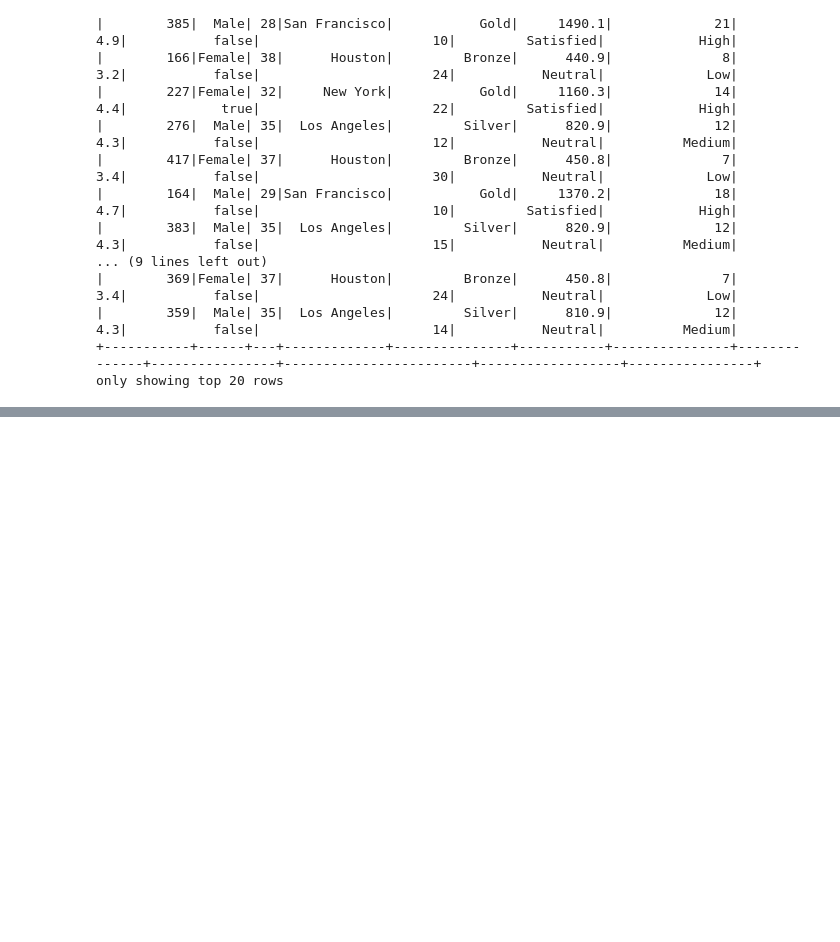
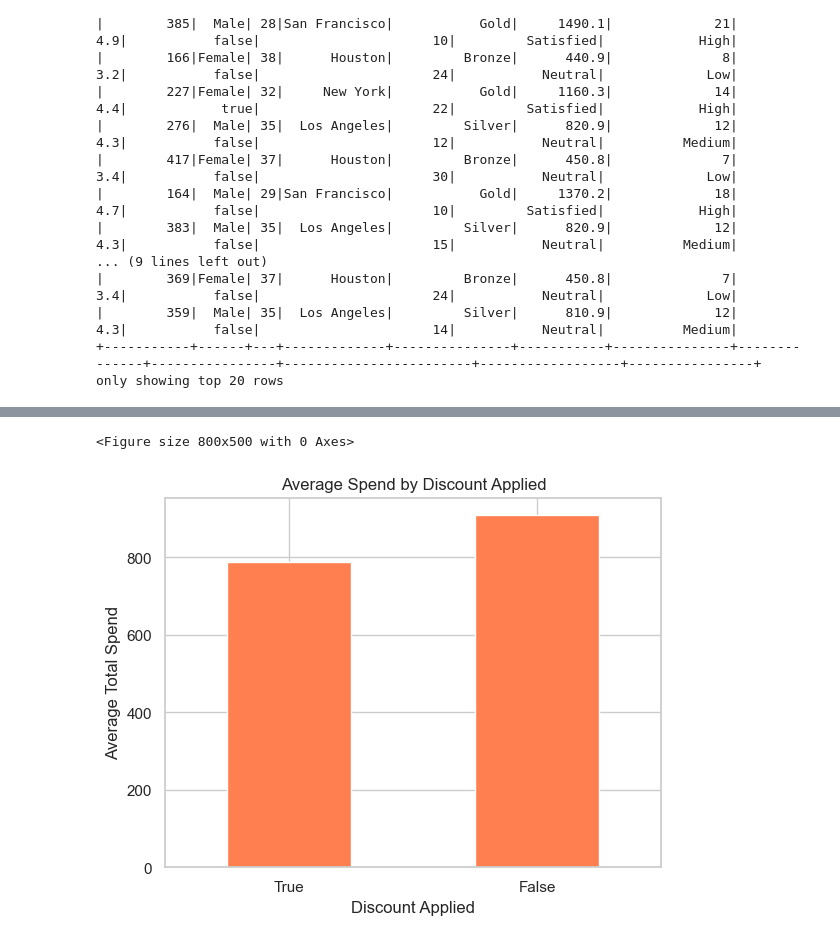
Before and after one commit to SAA1960/B_Pro, a Jupyter notebook: Data_Analysis.ipynb, the cells around one changed output, grey strips where cells are left out. Saved outputs shown, nothing was run; the diff lists cells and outputs as text; code cells hidden in the pictures; blank space fills up the shorter version.

```diff
--- a/Data_Analysis.ipynb
+++ b/Data_Analysis.ipynb
@@ -179,0 +248,28 @@ recent_customers.write.csv(recent_customers_output_path, header=True, mode='over
+# %%
+# Plotting Average Spend by Discount Applied
+
+# Assuming df is a Spark DataFrame
+# Group by 'Discount Applied' and calculate the average 'Total Spend'
+spend_by_discount = df.groupBy('Discount Applied').agg({'Total Spend': 'mean'})
+
+# Convert to Pandas DataFrame for plotting
+spend_by_discount_pd = spend_by_discount.toPandas()
+
+# Rename the columns for clarity
+spend_by_discount_pd.columns = ['Discount Applied', 'Average Total Spend']
+
+# Set the index to 'Discount Applied' for easier plotting
+spend_by_discount_pd.set_index('Discount Applied', inplace=True)
+
+# Plotting
+sns.set_theme(style="whitegrid")
+plt.figure(figsize=(8, 5))
+spend_by_discount_pd.plot(kind='bar', color='coral', legend=False)
+plt.title('Average Spend by Discount Applied')
+plt.xlabel('Discount Applied')
+plt.ylabel('Average Total Spend')
+plt.xticks(rotation=0)
+plt.show()
+# %% [output]
+<Figure size 800x500 with 0 Axes>
+[figure, added]
```
Also changed, not shown: parts of 19 cells of this notebook.
